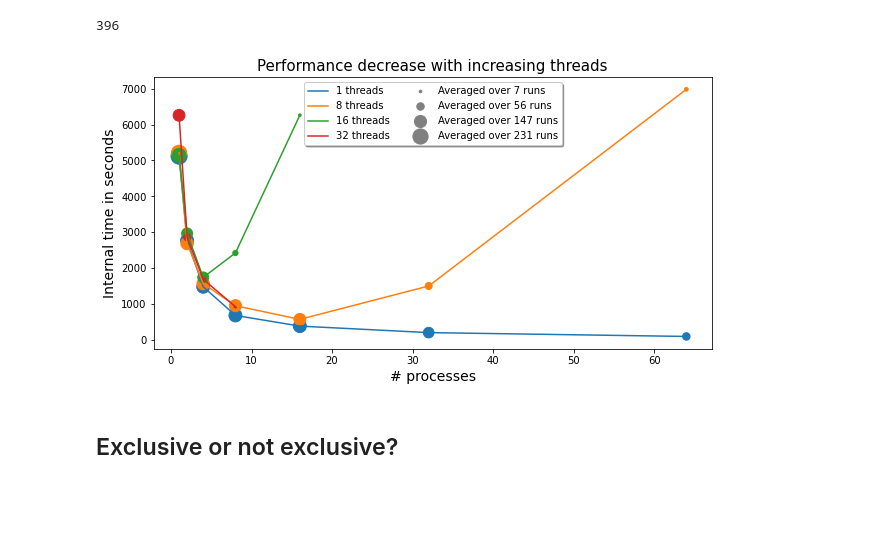
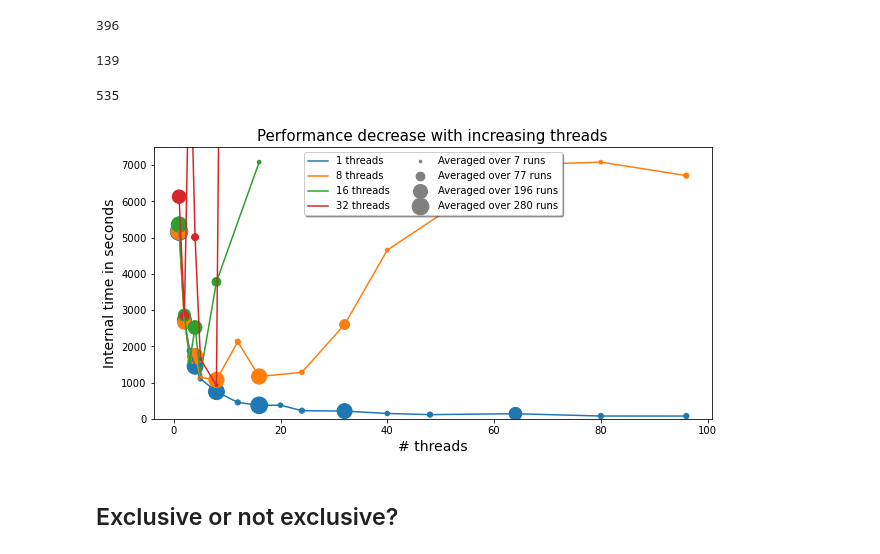
Before and after one commit to fedeizzo/ParticleSwarmOptimization-OpenMPI, a Jupyter notebook: benchmark/cluster_comparison.ipynb, the cells around one changed output. Drawn from its saved outputs; the diff is of its cells as text; code cells hidden in the pictures; blank space fills up the shorter version.

```diff
--- a/benchmark/cluster_comparison.ipynb
+++ b/benchmark/cluster_comparison.ipynb
@@ -91,0 +118,4 @@ total_runs = len(runs)
+# %%
+runs = pd.concat([runs, runs_second])
+total_runs = len(runs)
+total_runs
@@ -91,0 +177,19 @@ total_runs = len(runs)
+# %%
+plt.rc('legend',fontsize=15)
+fig, ax = plt.subplots(1, figsize=(10, 5))
+
+failed_table.plot(
+    x='Processes',
+    y=list(filter(lambda x: 'threads' in x,list(failed_table.columns))),
+    kind='bar',
+    ax=ax,
+    stacked=True
+)
+ax.set_xlabel('# processes', fontsize=14)
+ax.set_ylabel('# time exceeded runs', fontsize=14)
+ax.set_title('# of time exceeded runs per process', fontsize=15, loc='right')
+ax.legend(loc='upper right', bbox_to_anchor=(0.51, 1.2),
+          ncol=2, fancybox=True, shadow=True)
+plt.xticks(rotation=45, ha='right')
+plt.savefig('../report/images/number_of_failed_runs_per_process.pdf')
+plt.show()
@@ -186,6 +292,29 @@ runs['packs'] = runs.id.apply(lambda x: int(x.split("--")[3]))
 len(runs)
 # %% [output]
 396
+# %%
+runs_fede_second = runs_fede_second.dropna()
+runs_samu_second = runs_samu_second.dropna()
+runs_second = runs_fede_second.merge(
+    runs_samu_second,
+    how='outer',
+    left_on='id',
+    right_on='id',
+    suffixes=('_fede', '_samu'),
+)
+runs_second['internal_time'] = runs_second.apply(mean_time, axis=1)
+runs_second['processes'] = runs_second.id.apply(lambda x: int(x.split("--")[0]))
+runs_second['threads'] = runs_second.id.apply(lambda x: int(x.split("--")[1]))
+runs_second['place'] = runs_second.id.apply(lambda x: x.split("--")[2])
+runs_second['packs'] = runs_second.id.apply(lambda x: int(x.split("--")[3]))
+len(runs_second)
+# %% [output]
+139
+# %%
+runs = pd.concat([runs, runs_second])
+len(runs)
+# %% [output]
+535
 # %%
 plt.rc('legend',fontsize=10)
 fig, ax = plt.subplots(1, figsize=(10, 5))
@@ -196,35 +325,36 @@ for t in THREADS:
     A =runs[runs.threads == t][[
         'processes', 'internal_time_fede'
     ]].rename(columns={'internal_time_fede':'internal_time'})
     B =runs[runs.threads == t][[
         'processes', 'internal_time_samu'
     ]].rename(columns={'internal_time_samu':'internal_time'})
     exclusive_analysis = pd.concat([A,B])
     exclusive_analysis = exclusive_analysis.sort_values('internal_time', ascending=False)
     mean_table = exclusive_analysis.groupby('processes').agg(['mean', 'count'])
     mean_table.rename(columns={
         'internal_time': f'{t} threads'
     },inplace=True)
     mean = mean_table[(f'{t} threads', 'mean')].values
     sizes = mean_table[(f'{t} threads', 'count')].values * 7
     total_sizes.append(sizes)
     processes = mean_table.index.values
     ax.plot(processes, mean, label=f'{t} threads')
     ax.scatter(processes, mean, s=sizes, marker='o')
 total_sizes = np.unique(np.concatenate(total_sizes))
 total_sizes.sort()
 legend_sizes = total_sizes[::(len(total_sizes)//4)+1]
 for l in legend_sizes:
     plt.scatter([],[], s=l,label=f"Averaged over {l} runs", c='grey')
 ax.legend(loc='upper center', bbox_to_anchor=(0.5, 1),
           ncol=2, fancybox=True, shadow=True)
-ax.set_xlabel('# processes', fontsize=14)
+ax.set_xlabel('# threads', fontsize=14)
 ax.set_ylabel('Internal time in seconds', fontsize=14)
+ax.set_ylim([0, 7500])
 ax.set_title('Performance decrease with increasing threads', fontsize=15)
 plt.savefig('../report/images/threads_performance.pdf')
 plt.show()
 # %% [output]
-[figure, old version]
+[figure, new version]
 # %% [markdown]
 ## Exclusive or not exclusive?
 # %%
```
Also changed, not shown: parts of 19 cells of this notebook, 10 other files.
